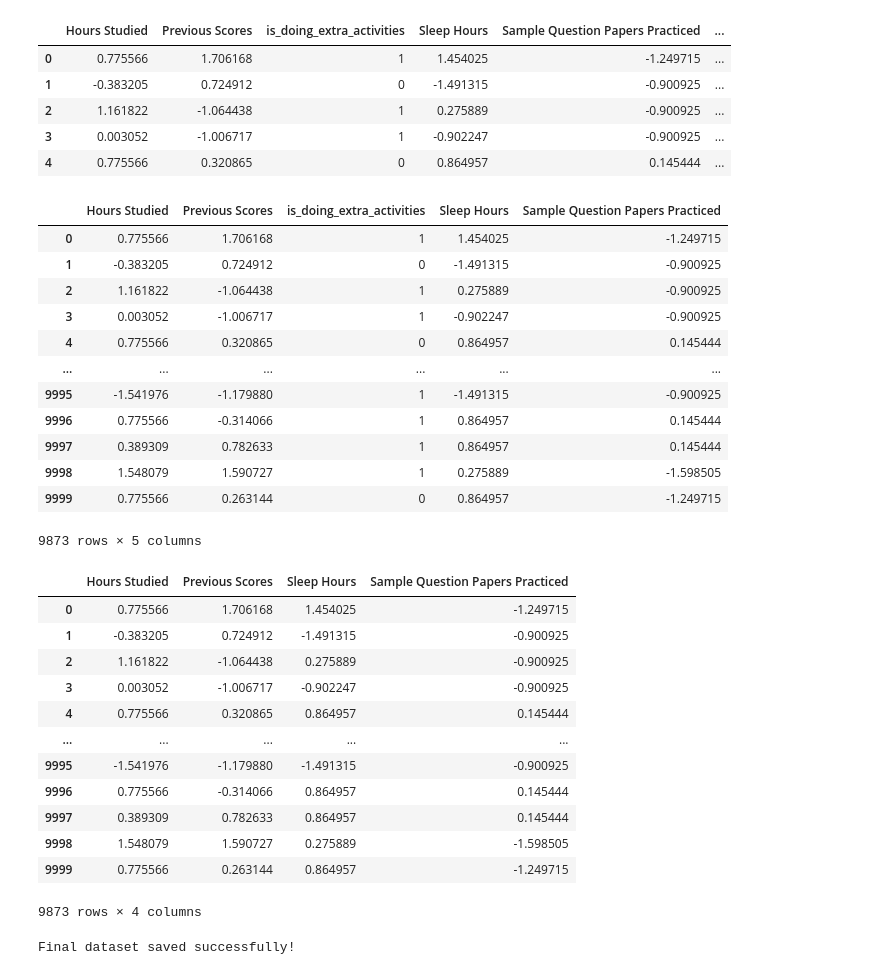
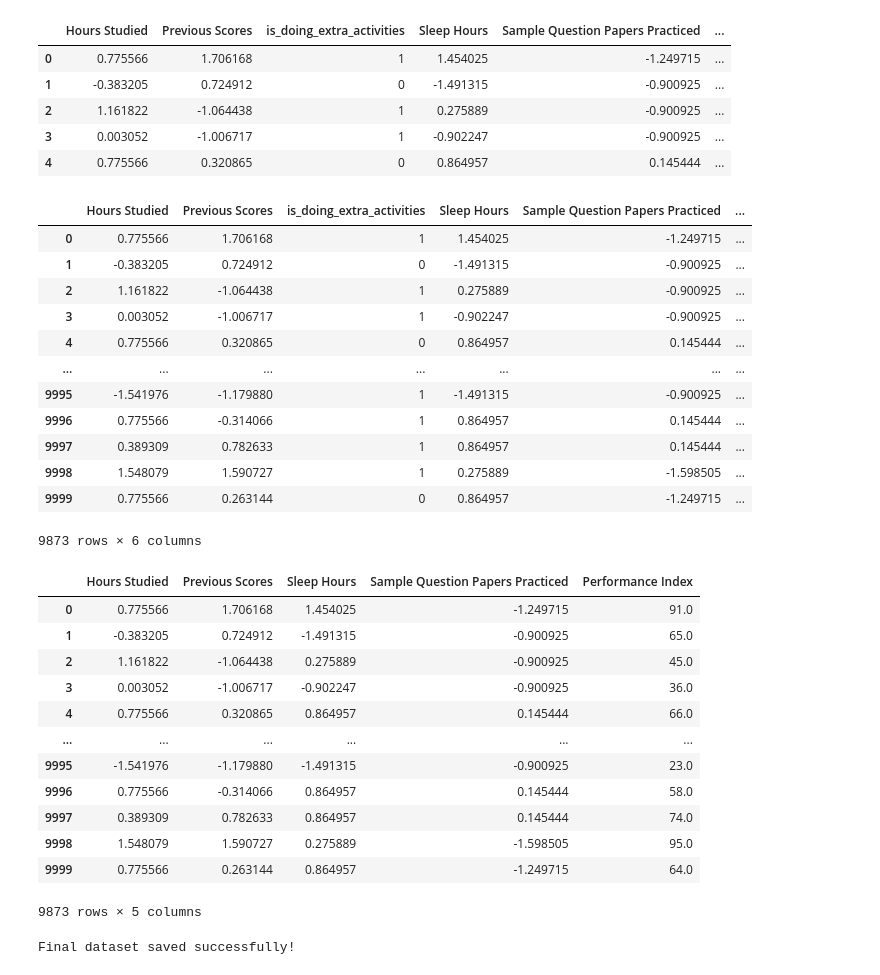
Before and after one commit to aryansahudev-ai/Week2-Data-Preprocessing-EDA, a Jupyter notebook: Task2.ipynb, the cells around one changed output. Saved outputs shown, nothing was run; the diff lists cells and outputs as text; code cells hidden in the pictures.

Commit message:
Add Performance Index to final dataset

```diff
--- a/Task2.ipynb
+++ b/Task2.ipynb
@@ -460,39 +460,39 @@ df_clean.head()
 | 3 | 0.003052 | -1.006717 | 1 | -0.902247 | -0.900925 | ... |
 | 4 | 0.775566 | 0.320865 | 0 | 0.864957 | 0.145444 | ... |
 # %%
-final_df1 = df_clean[["Hours Studied","Previous Scores","is_doing_extra_activities",'Sleep Hours','Sample Question Papers Practiced']]
+final_df1 = df_clean[["Hours Studied","Previous Scores","is_doing_extra_activities",'Sleep Hours','Sample Question Papers Practiced','Performance Index']]
 final_df1
 # %% [output]
-|  | Hours Studied | Previous Scores | is_doing_extra_activities | Sleep Hours | Sample Question Papers Practiced |
-| 0 | 0.775566 | 1.706168 | 1 | 1.454025 | -1.249715 |
-| 1 | -0.383205 | 0.724912 | 0 | -1.491315 | -0.900925 |
-| 2 | 1.161822 | -1.064438 | 1 | 0.275889 | -0.900925 |
-| 3 | 0.003052 | -1.006717 | 1 | -0.902247 | -0.900925 |
-| 4 | 0.775566 | 0.320865 | 0 | 0.864957 | 0.145444 |
-| ... | ... | ... | ... | ... | ... |
-| 9995 | -1.541976 | -1.179880 | 1 | -1.491315 | -0.900925 |
-| 9996 | 0.775566 | -0.314066 | 1 | 0.864957 | 0.145444 |
-| 9997 | 0.389309 | 0.782633 | 1 | 0.864957 | 0.145444 |
-| 9998 | 1.548079 | 1.590727 | 1 | 0.275889 | -1.598505 |
-| 9999 | 0.775566 | 0.263144 | 0 | 0.864957 | -1.249715 |
+|  | Hours Studied | Previous Scores | is_doing_extra_activities | Sleep Hours | Sample Question Papers Practiced | ... |
+| 0 | 0.775566 | 1.706168 | 1 | 1.454025 | -1.249715 | ... |
+| 1 | -0.383205 | 0.724912 | 0 | -1.491315 | -0.900925 | ... |
+| 2 | 1.161822 | -1.064438 | 1 | 0.275889 | -0.900925 | ... |
+| 3 | 0.003052 | -1.006717 | 1 | -0.902247 | -0.900925 | ... |
+| 4 | 0.775566 | 0.320865 | 0 | 0.864957 | 0.145444 | ... |
+| ... | ... | ... | ... | ... | ... | ... |
+| 9995 | -1.541976 | -1.179880 | 1 | -1.491315 | -0.900925 | ... |
+| 9996 | 0.775566 | -0.314066 | 1 | 0.864957 | 0.145444 | ... |
+| 9997 | 0.389309 | 0.782633 | 1 | 0.864957 | 0.145444 | ... |
+| 9998 | 1.548079 | 1.590727 | 1 | 0.275889 | -1.598505 | ... |
+| 9999 | 0.775566 | 0.263144 | 0 | 0.864957 | -1.249715 | ... |
-9873 rows × 5 columns
+9873 rows × 6 columns
 # %%
-final_df2 = df_clean[["Hours Studied","Previous Scores",'Sleep Hours','Sample Question Papers Practiced',]]
+final_df2 = df_clean[["Hours Studied","Previous Scores",'Sleep Hours','Sample Question Papers Practiced','Performance Index']]
 final_df2
 # %% [output]
-|  | Hours Studied | Previous Scores | Sleep Hours | Sample Question Papers Practiced |
-| 0 | 0.775566 | 1.706168 | 1.454025 | -1.249715 |
-| 1 | -0.383205 | 0.724912 | -1.491315 | -0.900925 |
-| 2 | 1.161822 | -1.064438 | 0.275889 | -0.900925 |
-| 3 | 0.003052 | -1.006717 | -0.902247 | -0.900925 |
-| 4 | 0.775566 | 0.320865 | 0.864957 | 0.145444 |
-| ... | ... | ... | ... | ... |
-| 9995 | -1.541976 | -1.179880 | -1.491315 | -0.900925 |
-| 9996 | 0.775566 | -0.314066 | 0.864957 | 0.145444 |
-| 9997 | 0.389309 | 0.782633 | 0.864957 | 0.145444 |
-| 9998 | 1.548079 | 1.590727 | 0.275889 | -1.598505 |
-| 9999 | 0.775566 | 0.263144 | 0.864957 | -1.249715 |
+|  | Hours Studied | Previous Scores | Sleep Hours | Sample Question Papers Practiced | Performance Index |
+| 0 | 0.775566 | 1.706168 | 1.454025 | -1.249715 | 91.0 |
+| 1 | -0.383205 | 0.724912 | -1.491315 | -0.900925 | 65.0 |
+| 2 | 1.161822 | -1.064438 | 0.275889 | -0.900925 | 45.0 |
+| 3 | 0.003052 | -1.006717 | -0.902247 | -0.900925 | 36.0 |
+| 4 | 0.775566 | 0.320865 | 0.864957 | 0.145444 | 66.0 |
+| ... | ... | ... | ... | ... | ... |
+| 9995 | -1.541976 | -1.179880 | -1.491315 | -0.900925 | 23.0 |
+| 9996 | 0.775566 | -0.314066 | 0.864957 | 0.145444 | 58.0 |
+| 9997 | 0.389309 | 0.782633 | 0.864957 | 0.145444 | 74.0 |
+| 9998 | 1.548079 | 1.590727 | 0.275889 | -1.598505 | 95.0 |
+| 9999 | 0.775566 | 0.263144 | 0.864957 | -1.249715 | 64.0 |
-9873 rows × 4 columns
+9873 rows × 5 columns
 # %%
 final_df1.to_csv("student_performance_final1.csv", index=False)
 final_df2.to_csv("student_performance_final2.csv", index=False)
```
Also changed, not shown: 2 other files.
